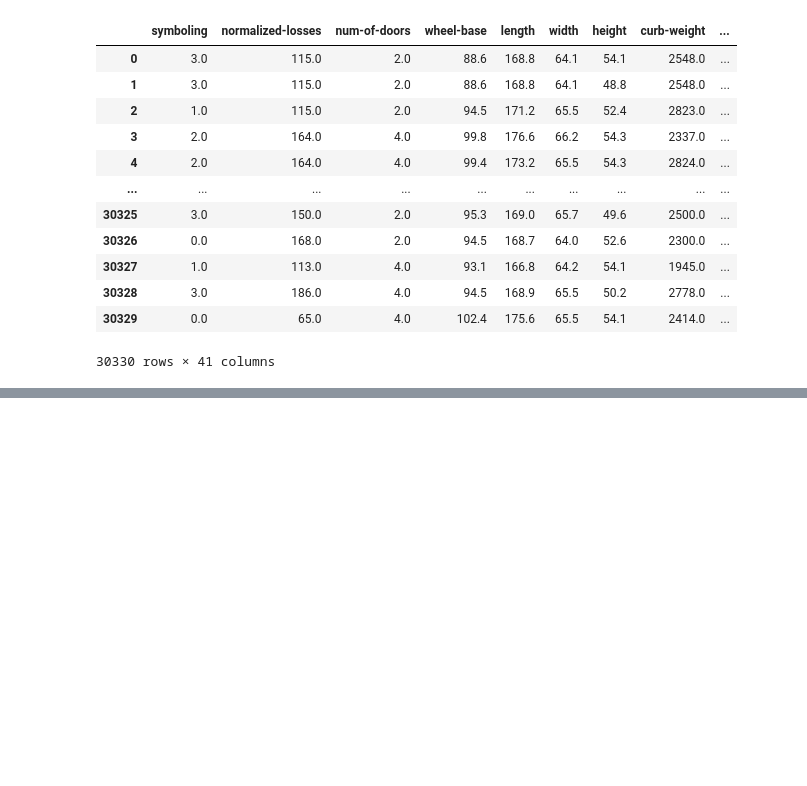
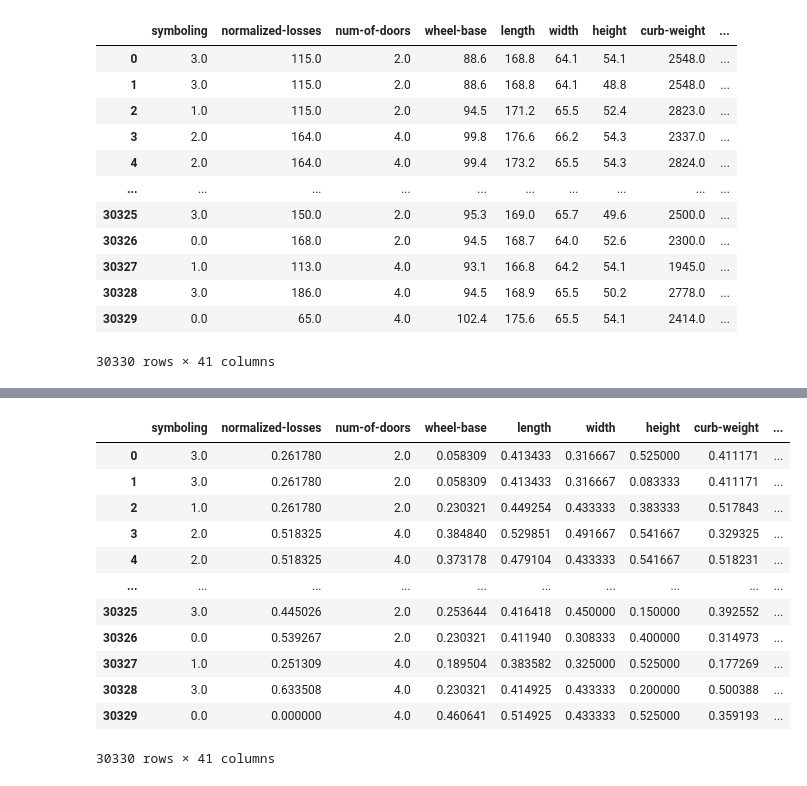
Before and after one commit to AbdulWahid026/ML_CarPricing, a Jupyter notebook: car_pricing.ipynb, the cells around one changed output, grey strips where cells are left out. Saved outputs shown, nothing was run; the diff lists cells and outputs as text; code cells hidden in the pictures; blank space fills up the shorter version.

```diff
--- a/car_pricing.ipynb
+++ b/car_pricing.ipynb
@@ -415,0 +440,27 @@ cars_df
+# %%
+#### These are the feature columns that need to be scaled they have varying ranges
+features_to_scale = [
+    'normalized-losses','wheel-base','length','width','height',
+    'curb-weight','engine-size','bore','stroke','compression-ratio',
+    'horsepower','peak-rpm','city-mpg','highway-mpg'
+]
+
+
+scaler = MinMaxScaler()
+cars_df[features_to_scale] = scaler.fit_transform(cars_df[features_to_scale])
+# %%
+cars_df
+# %% [output]
+|  | symboling | normalized-losses | num-of-doors | wheel-base | length | width | height | curb-weight | ... |
+| 0 | 3.0 | 0.261780 | 2.0 | 0.058309 | 0.413433 | 0.316667 | 0.525000 | 0.411171 | ... |
+| 1 | 3.0 | 0.261780 | 2.0 | 0.058309 | 0.413433 | 0.316667 | 0.083333 | 0.411171 | ... |
+| 2 | 1.0 | 0.261780 | 2.0 | 0.230321 | 0.449254 | 0.433333 | 0.383333 | 0.517843 | ... |
+| 3 | 2.0 | 0.518325 | 4.0 | 0.384840 | 0.529851 | 0.491667 | 0.541667 | 0.329325 | ... |
+| 4 | 2.0 | 0.518325 | 4.0 | 0.373178 | 0.479104 | 0.433333 | 0.541667 | 0.518231 | ... |
+| ... | ... | ... | ... | ... | ... | ... | ... | ... | ... |
+| 30325 | 3.0 | 0.445026 | 2.0 | 0.253644 | 0.416418 | 0.450000 | 0.150000 | 0.392552 | ... |
+| 30326 | 0.0 | 0.539267 | 2.0 | 0.230321 | 0.411940 | 0.308333 | 0.400000 | 0.314973 | ... |
+| 30327 | 1.0 | 0.251309 | 4.0 | 0.189504 | 0.383582 | 0.325000 | 0.525000 | 0.177269 | ... |
+| 30328 | 3.0 | 0.633508 | 4.0 | 0.230321 | 0.414925 | 0.433333 | 0.200000 | 0.500388 | ... |
+| 30329 | 0.0 | 0.000000 | 4.0 | 0.460641 | 0.514925 | 0.433333 | 0.525000 | 0.359193 | ... |
+30330 rows × 41 columns
```
Also changed, not shown: parts of 3 cells of this notebook.
